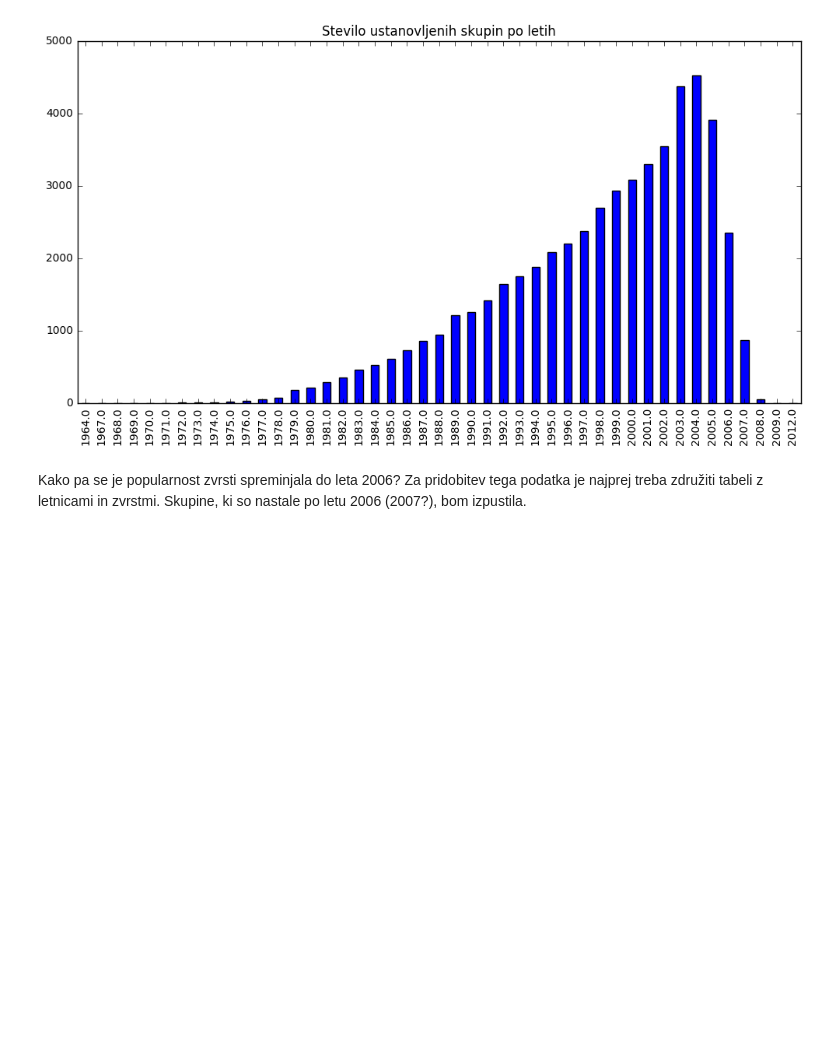
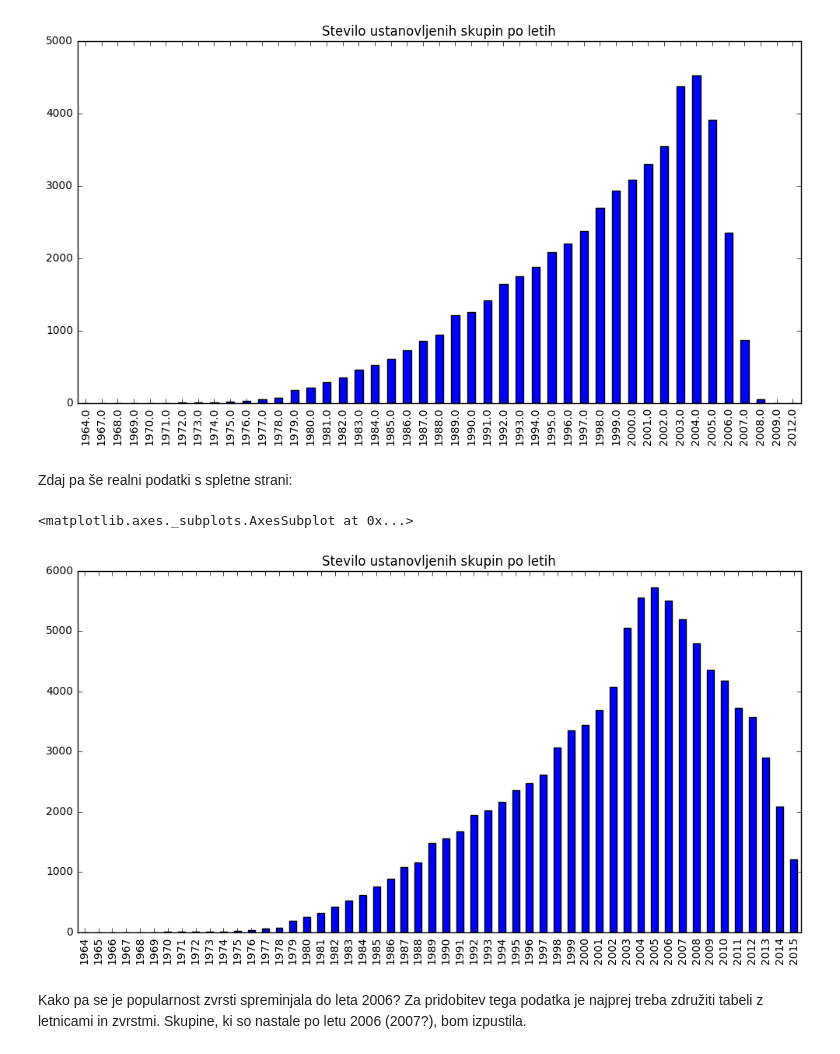
Before and after one commit to h3ll-o-w0rld/Projekt-za-PROG1, a Jupyter notebook: Projekt.ipynb, the cells around one changed output. Saved outputs shown, nothing was run; the diff lists cells and outputs as text; code cells hidden in the pictures; blank space fills up the shorter version.

```diff
--- a/Projekt.ipynb
+++ b/Projekt.ipynb
@@ -41,6 +41,26 @@ skupine_leto.plot(kind='bar', figsize=(12, 6), title='Stevilo ustanovljenih skup
 # %% [output]
 <matplotlib.axes._subplots.AxesSubplot at 0x...>
 [figure]
+# %% [markdown]
+Zdaj pa še realni podatki s spletne strani:
+# %%
+realno_po_letih = pd.Series({1964: 2, 1965: 0, 1966: 0, 1967: 3,
+                               1968: 4, 1969: 4, 1970: 6, 1971: 8,
+                               1972: 14, 1973: 8, 1974: 9, 1975: 24,
+                               1976: 35, 1977: 58, 1978: 77, 1979: 196,
+                               1980: 258, 1981: 326, 1982: 431, 1983: 533,
+                               1984: 613, 1985: 765, 1986: 893, 1987: 1087,
+                               1988: 1157, 1989: 1488, 1990: 1559, 1991: 1677,
+                               1992: 1952, 1993: 2029, 1994: 2161, 1995: 2365,
+                               1996: 2471, 1997: 2623, 1998: 3073, 1999: 3358,
+                               2000: 3448, 2001: 3693, 2002: 4083, 2003: 5053,
+                               2004: 5560, 2005: 5726, 2006: 5509, 2007: 5203,
+                               2008: 4793, 2009: 4364, 2010: 4179, 2011: 3732,
+                               2012: 3571, 2013: 2908, 2014: 2089, 2015: 1210})
+realno_po_letih.plot(kind='bar', figsize=(12, 6), title='Stevilo ustanovljenih skupin po letih', color='blue', legend=None)
+# %% [output]
+<matplotlib.axes._subplots.AxesSubplot at 0x...>
+[figure, added]
 # %% [markdown]
 Kako pa se je popularnost zvrsti spreminjala do leta 2006? Za pridobitev tega podatka je najprej treba združiti tabeli z letnicami in zvrstmi. Skupine, ki so nastale po letu 2006 (2007?), bom izpustila.
 # %%
```
